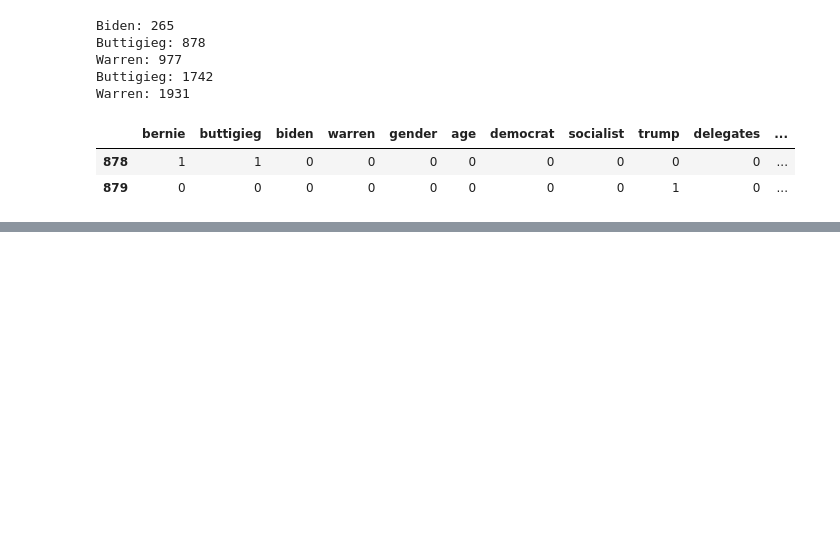
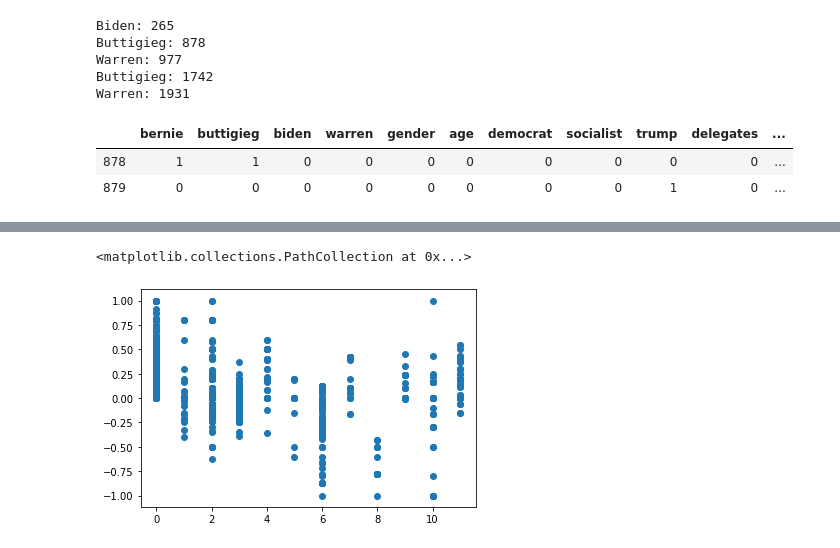
Before and after one commit to alexisophiek/Final_Project, a Jupyter notebook: akozak_KMMatrix.ipynb, the cells around one changed output, grey strips where cells are left out. Drawn from its saved outputs; the diff is of its cells as text; code cells hidden in the pictures; blank space fills up the shorter version.

```diff
--- a/akozak_KMMatrix.ipynb
+++ b/akozak_KMMatrix.ipynb
@@ -180,0 +189,16 @@ plt.show()
+# %%
+df = data_results.groupby('cluster').mean()
+x = data_results['sentiment']
+y= data_results['cluster']
+#df = data_results.groupby('cluster').mean()
+# %%
+plt.scatter(y,x)
+
+# CREATE A BUBBLE / HEAT
+
+# USE SENTIMENT OR SUBJECTIVITY AS BUBBLE SIZE
+
+# COLOR BY CLUSTER
+# %% [output]
+<matplotlib.collections.PathCollection at 0x...>
+[figure, added]
```
Also changed, not shown: parts of 13 cells of this notebook, 8 other files.
